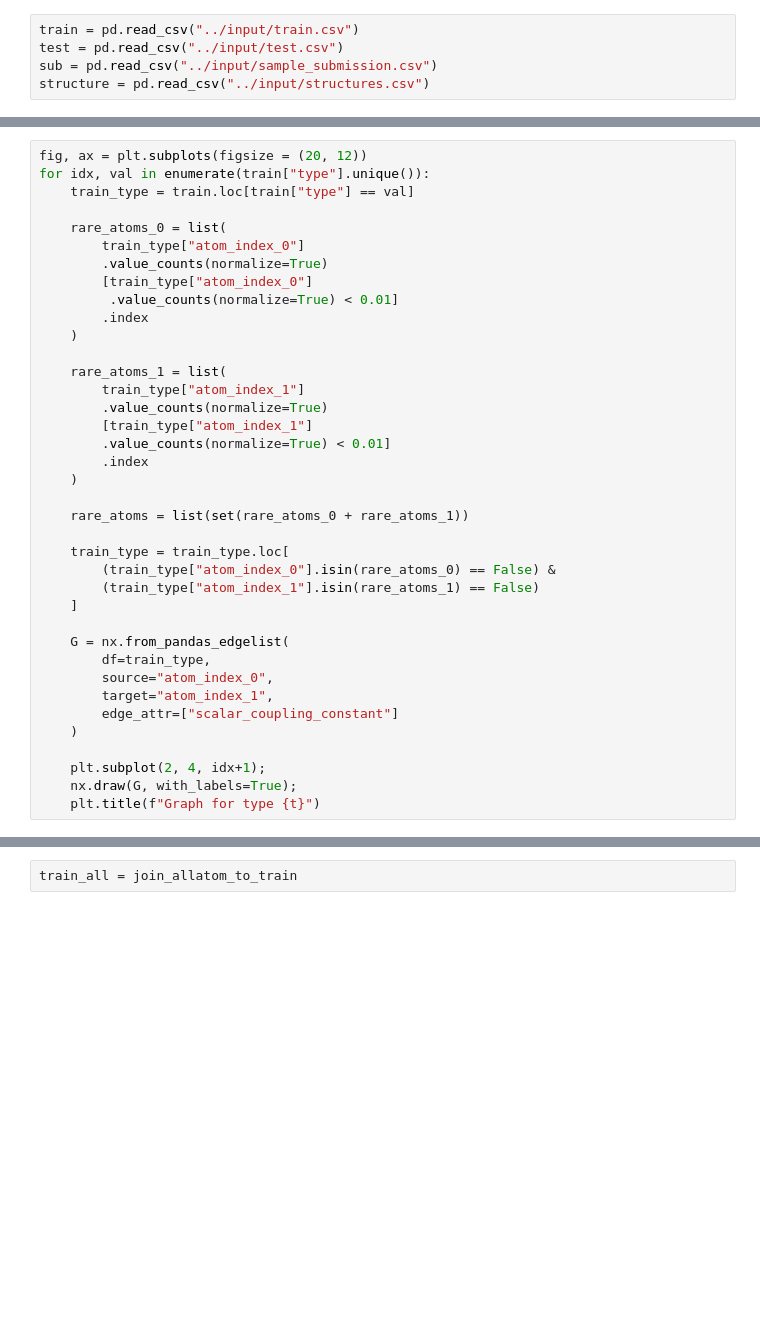
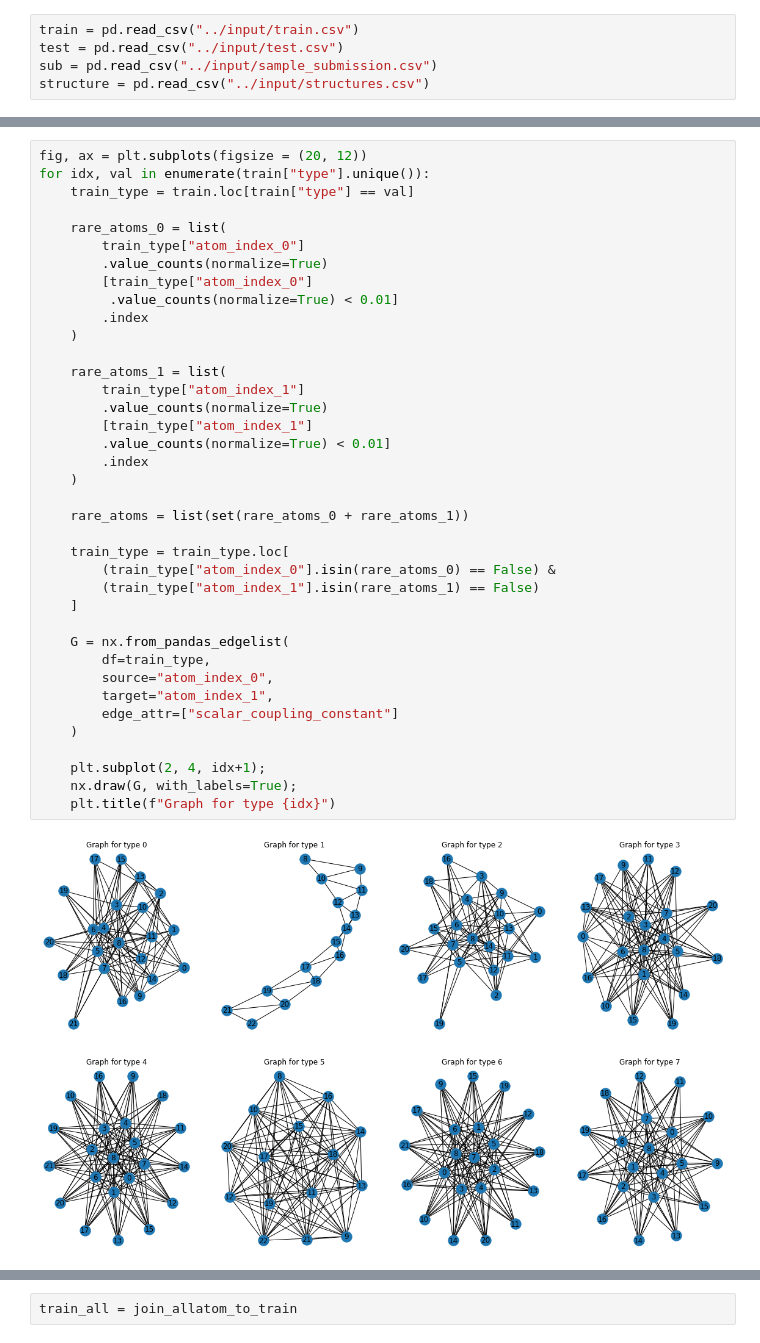
Before and after one commit to akiabe/kaggle_predict-molecular-properties, a Jupyter notebook: notebooks/beseline.ipynb, the cells around one changed output, grey strips where cells are left out. Cells and saved outputs as stored; diff of their text form; blank space fills up the shorter version.

```diff
--- a/notebooks/beseline.ipynb
+++ b/notebooks/beseline.ipynb
@@ -64,34 +117,36 @@ for idx, val in enumerate(train["type"].unique()):
         .value_counts(normalize=True)
         [train_type["atom_index_0"]
          .value_counts(normalize=True) < 0.01]
         .index
     )
 
     rare_atoms_1 = list(
         train_type["atom_index_1"]
         .value_counts(normalize=True)
         [train_type["atom_index_1"]
         .value_counts(normalize=True) < 0.01]
         .index
     )
 
     rare_atoms = list(set(rare_atoms_0 + rare_atoms_1))
 
     train_type = train_type.loc[
         (train_type["atom_index_0"].isin(rare_atoms_0) == False) &
         (train_type["atom_index_1"].isin(rare_atoms_1) == False)
     ]
 
     G = nx.from_pandas_edgelist(
         df=train_type,
         source="atom_index_0",
         target="atom_index_1",
         edge_attr=["scalar_coupling_constant"]
     )
 
     plt.subplot(2, 4, idx+1);
     nx.draw(G, with_labels=True);
-    plt.title(f"Graph for type {t}")
+    plt.title(f"Graph for type {idx}")
+# %% [output]
+[figure, added]
 # %%
 join_atom0_to_train = pd.merge(
     train,
```
Also changed, not shown: parts of 50 cells of this notebook.
